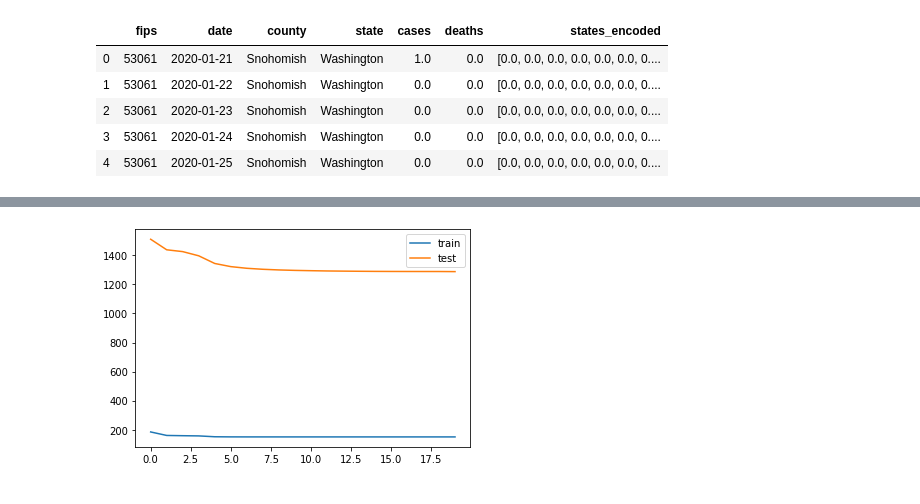
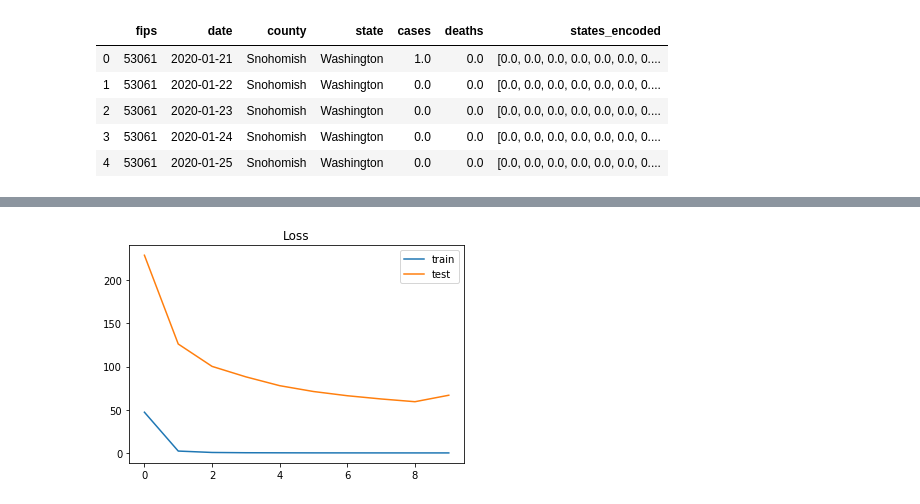
Before and after one commit to RachelShi0/two_and_a_half_cs_majors, a Jupyter notebook: QQ/RNN_US.ipynb, the cells around one changed output, grey strips where cells are left out. Cells and saved outputs as stored; diff of their text form; code cells hidden in the pictures.

```diff
--- a/QQ/RNN_US.ipynb
+++ b/QQ/RNN_US.ipynb
@@ -180,33 +192,31 @@ def inverse_minmax(scaled_x, min_x, max_x):
         unscaled_x = scaled_x * (max_x - min_x) + min_x
         return unscaled_x, min_x, max_x
 # %%
-from cond_rnn import ConditionalRNN
-
+#construct RNN
 class MySimpleModel(tf.keras.Model):
     def __init__(self):
         super(MySimpleModel, self).__init__() #allows you to inherit methods from tf.keras.Model I think
         self.cond = ConditionalRNN(20, cell='LSTM', dtype=tf.float32, return_sequences=True)
-        self.cond2 = ConditionalRNN(12, cell='LSTM', dtype=tf.float32, return_sequences=True)
-        self.cond3 = ConditionalRNN(1, cell='LSTM', dtype=tf.float32, return_sequences=True)
+        self.cond2 = ConditionalRNN(12, cell='LSTM', dtype=tf.float32)
 
-        self.out = tf.keras.layers.Dense(1)
+        self.out = tf.keras.layers.Dense(units=3)
 
     def call(self, inputs, **kwargs):
         x, cond = inputs
         o = self.cond([x, cond])
         o = self.cond2([o, cond])
-        o = self.cond3([o, cond])
         o = self.out(o)
         return o
 
 model = MySimpleModel()
-
-# Define (real) data.
 
 
 optimizer = tf.keras.optimizers.Adam(learning_rate=0.01)
 model.call([train_inputs, train_conditions])
 model.compile(optimizer=optimizer, loss='mean_squared_error')
 history = model.fit(x=[train_inputs, train_conditions], y= train_targets,
-                    validation_data=([test_inputs, test_conditions], test_targets), epochs=20)
+                    validation_data=([test_inputs, test_conditions], test_targets), epochs=10)
+
+print('Evaluating model:')
+model.evaluate([test_inputs, test_conditions], test_targets)
 # %% [output]
@@ -238,10 +241,12 @@ Evaluating model:
 # %%
+#plot loss
 plt.plot(history.history['loss'], label='train')
 plt.plot(history.history['val_loss'], label='test')
 plt.legend()
+plt.title('Loss')
 plt.show()
 # %% [output]
-[figure, old version]
+[figure, new version]
 # %%
 y = model.predict([train_inputs, train_conditions])
 print(train_inputs.shape)
```
Also changed, not shown: parts of 16 cells of this notebook.
